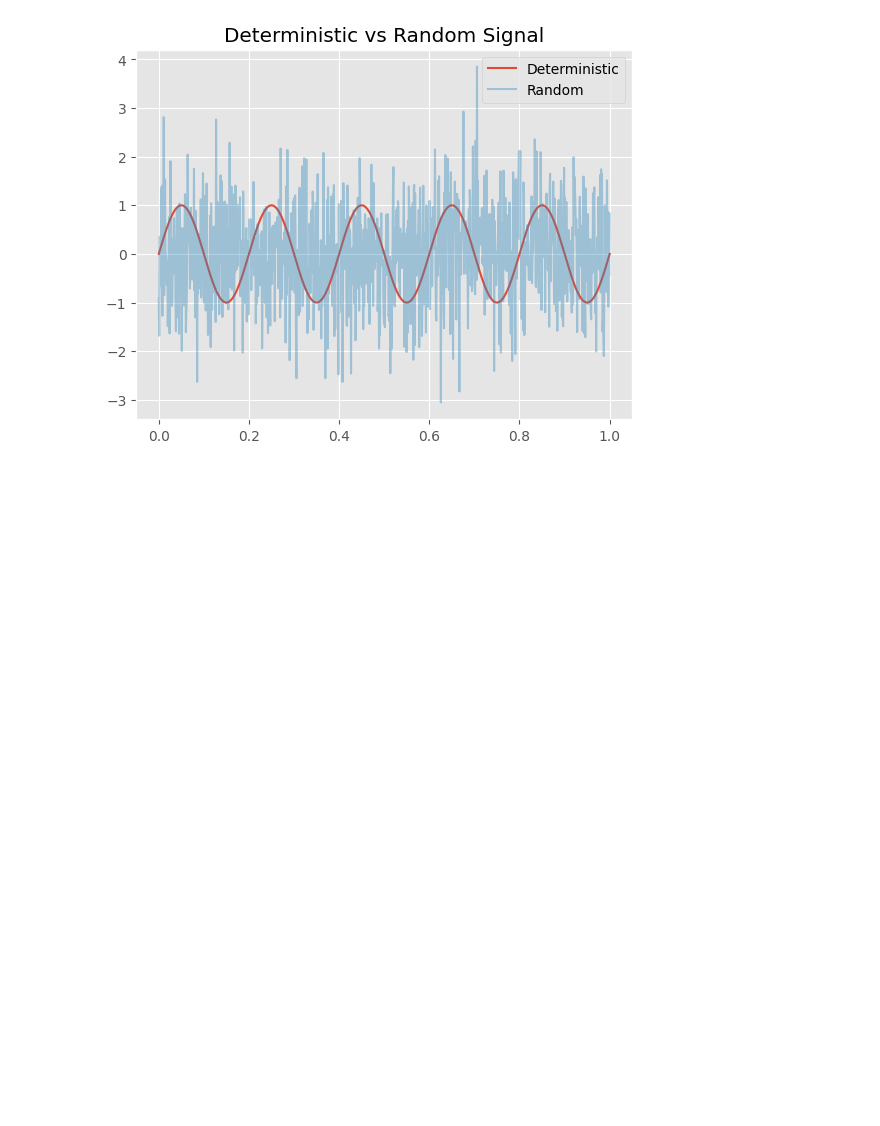
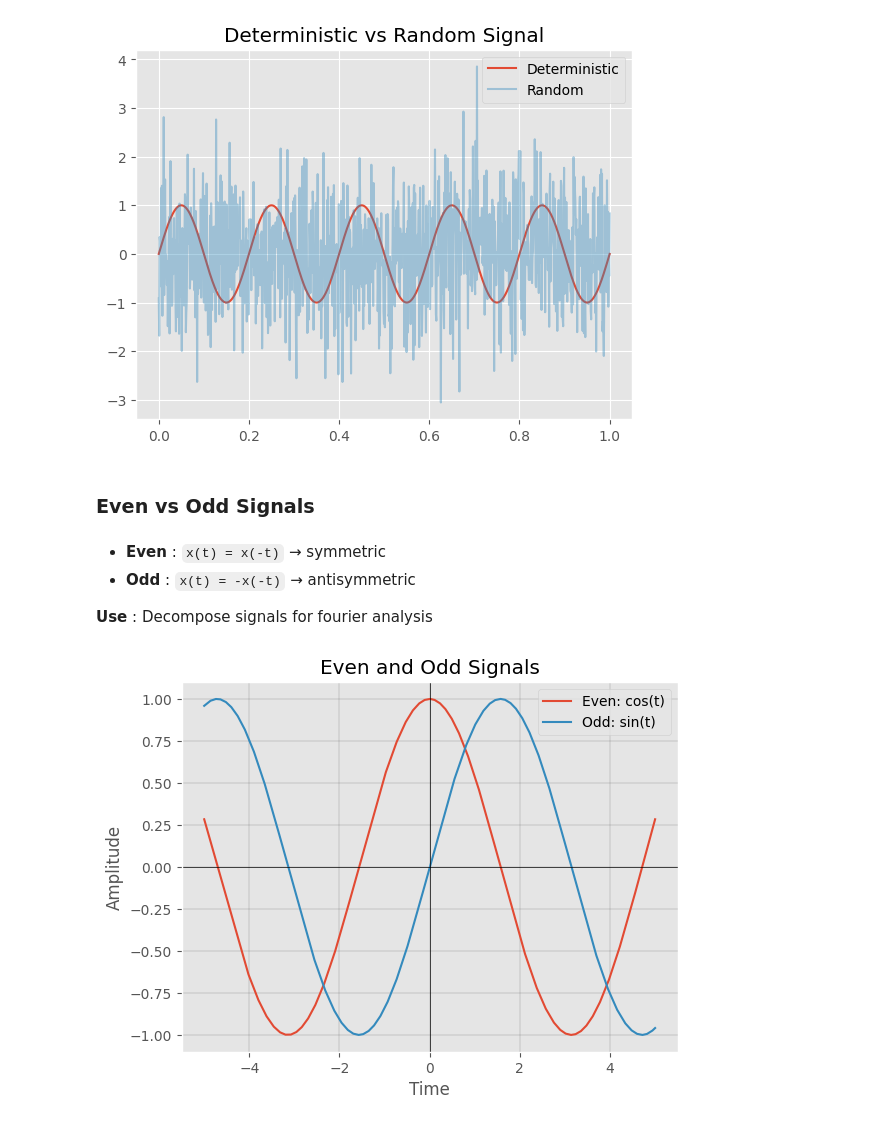
Before and after one commit to Oshadha345/Signals_and_Systems, a Jupyter notebook: Notebook/Signals.ipynb, the cells around one changed output. Cells and saved outputs as stored; diff of their text form; code cells hidden in the pictures; blank space fills up the shorter version.

```diff
--- a/Notebook/Signals.ipynb
+++ b/Notebook/Signals.ipynb
@@ -182,3 +299,27 @@ plt.title("Deterministic vs Random Signal")
 plt.show()
 # %% [output]
 [figure]
+# %% [markdown]
+### Even vs Odd Signals
+# %% [markdown]
+- __Even__ : `x(t) = x(-t)` → symmetric
+- __Odd__ : `x(t) = -x(-t)` → antisymmetric
+
+__Use__ : Decompose signals for fourier analysis
+# %%
+t = np.linspace(-5, 5, 500)
+x = np.cos(t)   # Even
+y = np.sin(t)   # Odd
+
+plt.plot(t, x, label='Even: cos(t)')
+plt.plot(t, y, label='Odd: sin(t)')
+plt.grid(color='black', linestyle='-', linewidth=0.1)
+plt.axhline(y=0, color='black', linewidth=0.5)
+plt.axvline(x=0, color='black', linewidth=0.5)
+plt.xlabel('Time')
+plt.ylabel('Amplitude')
+plt.legend()
+plt.title("Even and Odd Signals")
+plt.show()
+# %% [output]
+[figure, added]
```
Also changed, not shown: parts of 10 cells of this notebook.
